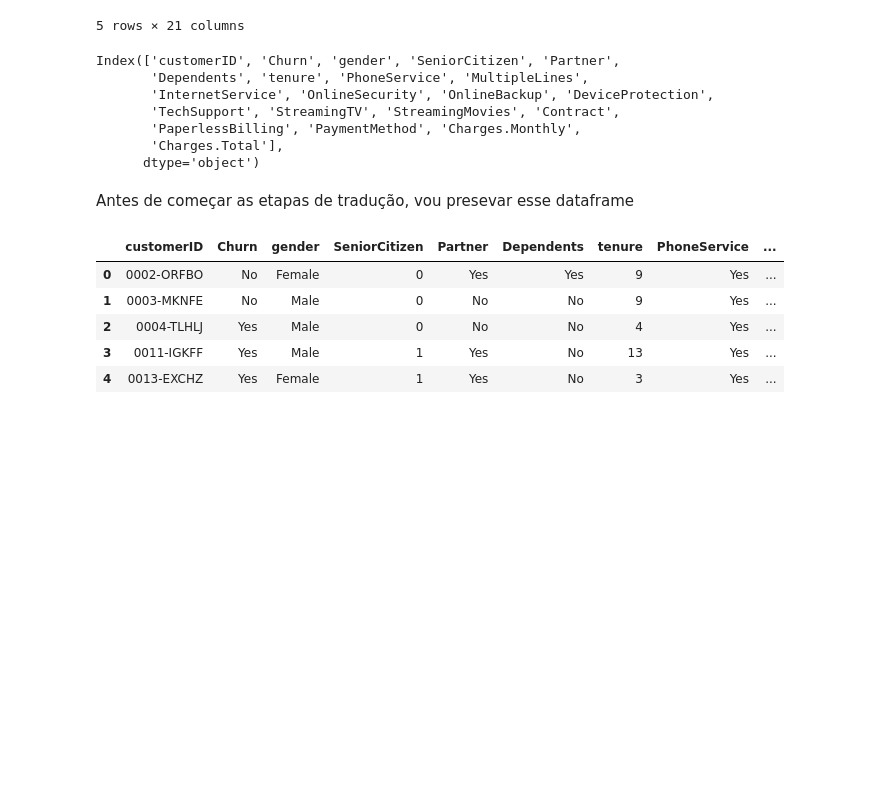
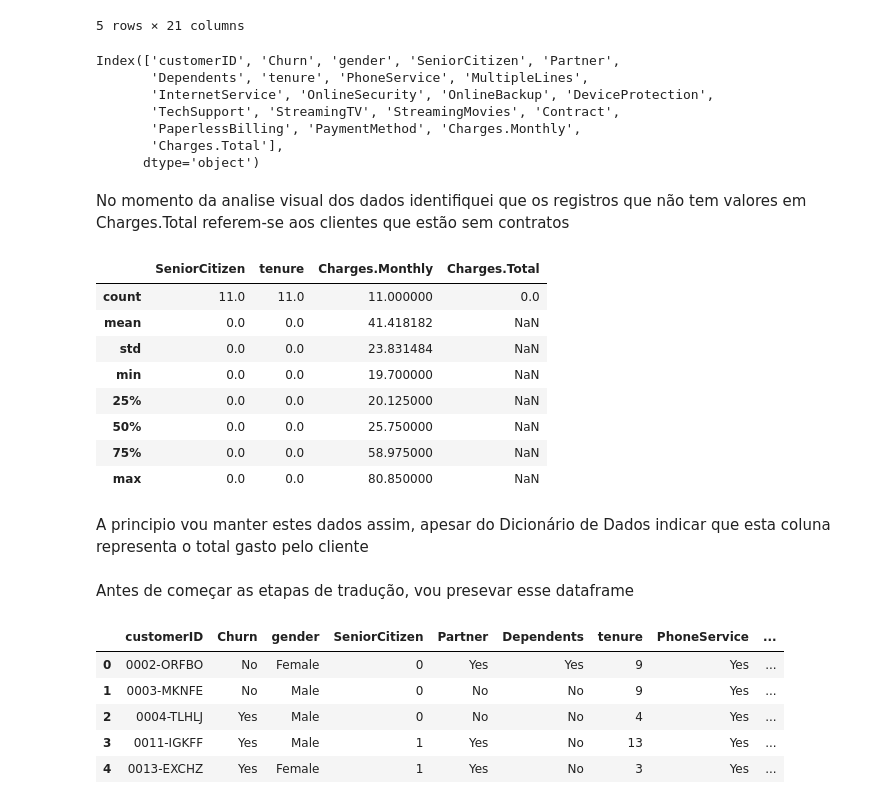
Before and after one commit to exata0mente/Challenge-Data-Science-Allura, a Jupyter notebook: Semana 1/Base de Dados - Churn.ipynb, the cells around one changed output. Cells and saved outputs as stored; diff of their text form; code cells hidden in the pictures; blank space fills up the shorter version.

Commit message:
Adiciona observação sobre a coluna Charges.Totals

```diff
--- a/Semana 1/Base de Dados - Churn.ipynb
+++ b/Semana 1/Base de Dados - Churn.ipynb
@@ -532,6 +532,22 @@ Index(['customerID', 'Churn', 'gender', 'SeniorCitizen', 'Partner',
        'PaperlessBilling', 'PaymentMethod', 'Charges.Monthly',
        'Charges.Total'],
       dtype='object')
+# %% [markdown]
+No momento da analise visual dos dados identifiquei que os registros que não tem valores em Charges.Total referem-se aos clientes que estão sem contratos
+# %%
+dados.loc[dados['Charges.Total'].isna()].describe()
+# %% [output]
+|  | SeniorCitizen | tenure | Charges.Monthly | Charges.Total |
+| count | 11.0 | 11.0 | 11.000000 | 0.0 |
+| mean | 0.0 | 0.0 | 41.418182 | NaN |
+| std | 0.0 | 0.0 | 23.831484 | NaN |
+| min | 0.0 | 0.0 | 19.700000 | NaN |
+| 25% | 0.0 | 0.0 | 20.125000 | NaN |
+| 50% | 0.0 | 0.0 | 25.750000 | NaN |
+| 75% | 0.0 | 0.0 | 58.975000 | NaN |
+| max | 0.0 | 0.0 | 80.850000 | NaN |
+# %% [markdown]
+A principio vou manter estes dados assim, apesar do Dicionário de Dados indicar que esta coluna representa o total gasto pelo cliente
 # %% [markdown]
 Antes de começar as etapas de tradução, vou presevar esse dataframe
 # %%
```
Also changed, not shown: parts of 2 cells of this notebook.
